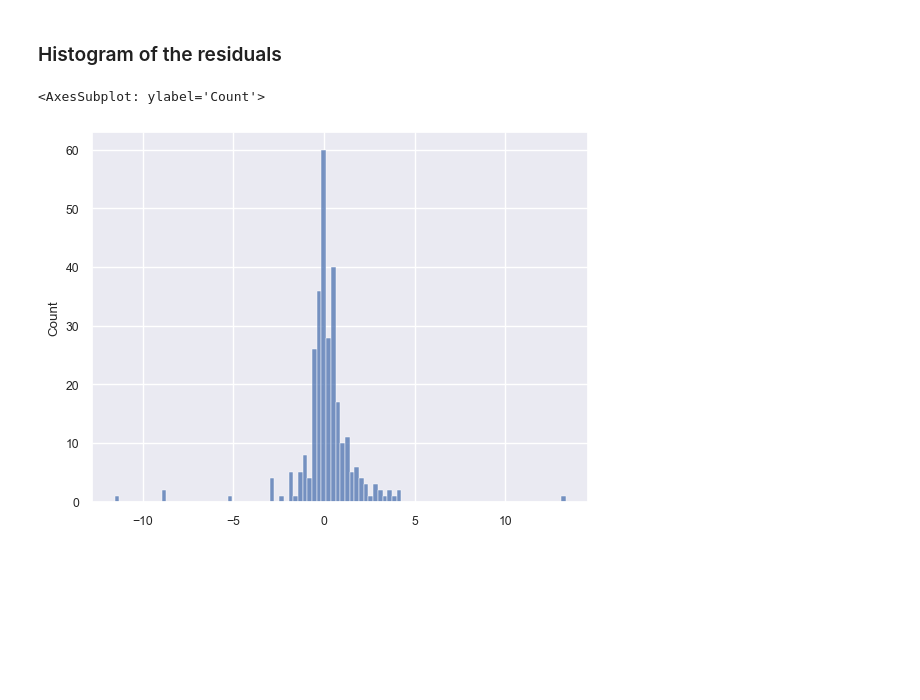
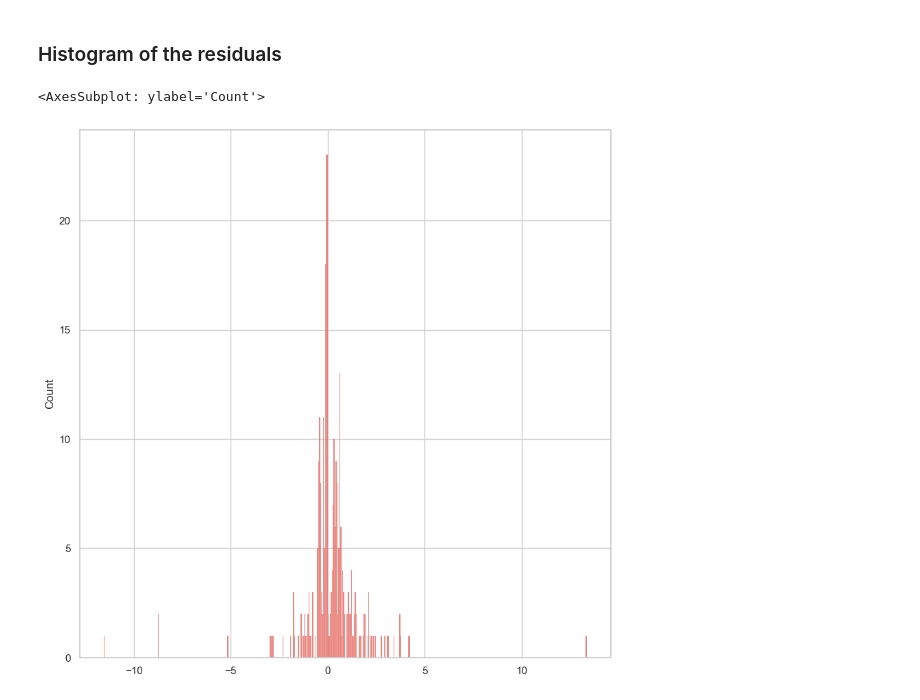
Before and after one commit to Stevedev7/Big-Data-CW, a Jupyter notebook: task1.ipynb, the cells around one changed output. Saved outputs shown, nothing was run; the diff lists cells and outputs as text; code cells hidden in the pictures; blank space fills up the shorter version.

```diff
--- a/task1.ipynb
+++ b/task1.ipynb
@@ -348,8 +347,10 @@ Cross Validation results
  'test_neg_root_mean_squared_error': array([-1.40772027, -1.9289687 , -1.60316253, -1.48070949, -1.7460612 ])}
 # %% [markdown]
 ### Histogram of the residuals
-# %%
-sns.histplot(y_test - y_pred)
-# %% [output]
-<AxesSubplot: ylabel='Count'>
-[figure, removed]
+# %%
+plt.figure(figsize=(10, 10))
+sns.set_theme(style='whitegrid', font_scale=1, palette='Spectral')
+sns.histplot(y_test - y_pred, bins=500)
+# %% [output]
+<AxesSubplot: ylabel='Count'>
+[figure, added]
```
Also changed, not shown: parts of 5 cells of this notebook, 1 other file.
